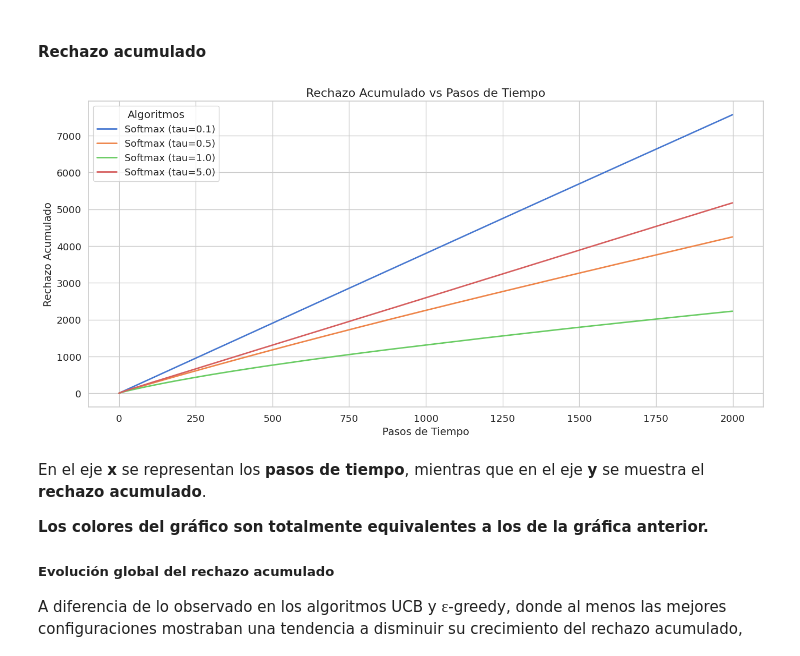
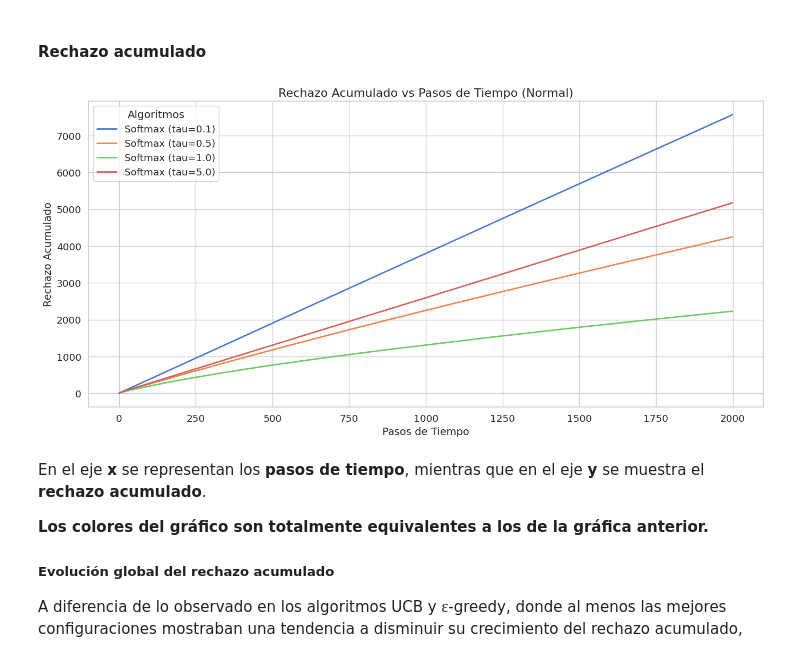
Before and after one commit to angelms2003/FernandezMartinezPolo-EML-RL, a Jupyter notebook: k_brazos/softmax_normal.ipynb, the cells around one changed output. Drawn from its saved outputs; the diff is of its cells as text; code cells hidden in the pictures.

```diff
--- a/k_brazos/softmax_normal.ipynb
+++ b/k_brazos/softmax_normal.ipynb
@@ -244,9 +244,9 @@ Estos valores bajos de selección óptima, especialmente para $\tau = 0.1$ y $\t
 # %% [markdown]
 #### Rechazo acumulado
 # %%
-plot_regret(steps, regrets_n, algorithms_normal)
+plot_regret(steps, regrets_n, algorithms_normal, "Normal")
 # %% [output]
-[figure, old version]
+[figure, new version]
 # %% [markdown]
 En el eje **x** se representan los **pasos de tiempo**, mientras que en el eje **y** se muestra el **rechazo acumulado**.
 
```
Also changed, not shown: parts of 2 cells of this notebook.
